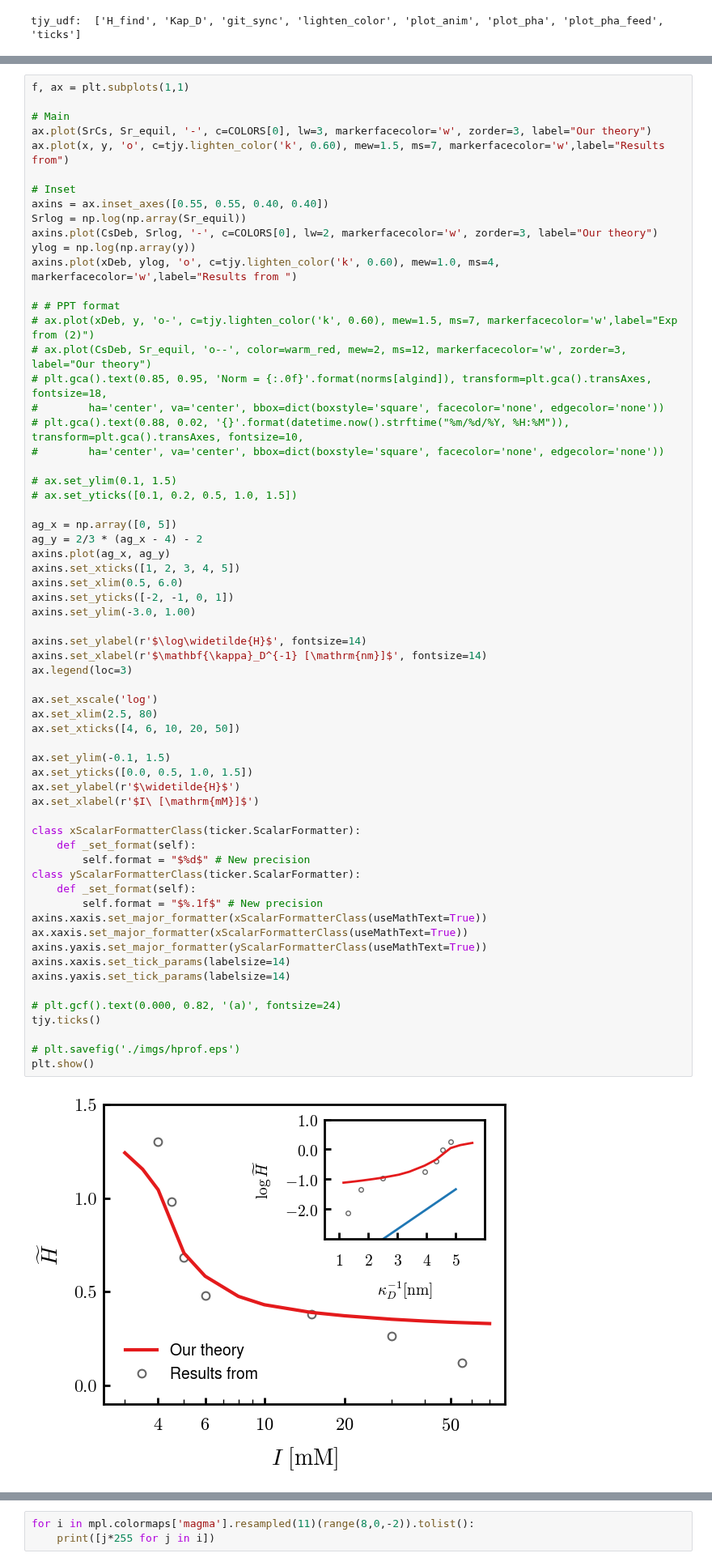
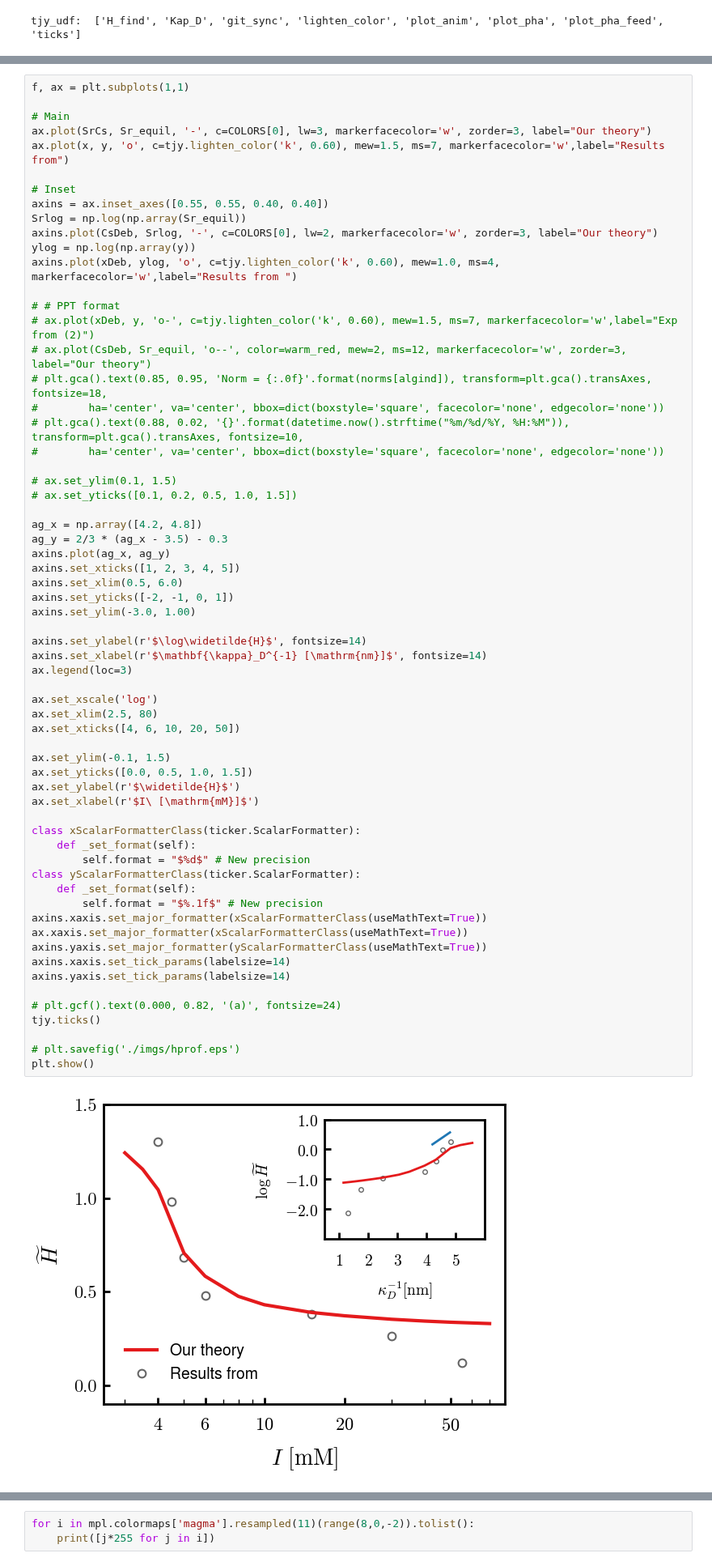
Before and after one commit to tyokokur/utilities, a Jupyter notebook: python/nfh_vis.ipynb, the cells around one changed output, grey strips where cells are left out. Shown at 81% size. Saved outputs shown, nothing was run; the diff lists cells and outputs as text.

```diff
--- a/python/nfh_vis.ipynb
+++ b/python/nfh_vis.ipynb
@@ -98,8 +98,8 @@ axins.plot(xDeb, ylog, 'o', c=tjy.lighten_color('k', 0.60), mew=1.0, ms=4, marke
 # ax.set_ylim(0.1, 1.5)
 # ax.set_yticks([0.1, 0.2, 0.5, 1.0, 1.5])
 
-ag_x = np.array([0, 5])
-ag_y = 2/3 * (ag_x - 4) - 2
+ag_x = np.array([4.2, 4.8])
+ag_y = 2/3 * (ag_x - 3.5) - 0.3
 axins.plot(ag_x, ag_y)
 axins.set_xticks([1, 2, 3, 4, 5])
 axins.set_xlim(0.5, 6.0)
@@ -110,34 +110,34 @@ axins.set_ylabel(r'$\log\widetilde{H}$', fontsize=14)
 axins.set_xlabel(r'$\mathbf{\kappa}_D^{-1} [\mathrm{nm}]$', fontsize=14)
 ax.legend(loc=3)
 
 ax.set_xscale('log')
 ax.set_xlim(2.5, 80)
 ax.set_xticks([4, 6, 10, 20, 50])
 
 ax.set_ylim(-0.1, 1.5)
 ax.set_yticks([0.0, 0.5, 1.0, 1.5])
 ax.set_ylabel(r'$\widetilde{H}$')
 ax.set_xlabel(r'$I\ [\mathrm{mM}]$')
 
 class xScalarFormatterClass(ticker.ScalarFormatter):
     def _set_format(self):
         self.format = "$%d$" # New precision
 class yScalarFormatterClass(ticker.ScalarFormatter):
     def _set_format(self):
         self.format = "$%.1f$" # New precision
 axins.xaxis.set_major_formatter(xScalarFormatterClass(useMathText=True))
 ax.xaxis.set_major_formatter(xScalarFormatterClass(useMathText=True))
 axins.yaxis.set_major_formatter(yScalarFormatterClass(useMathText=True))
 axins.xaxis.set_tick_params(labelsize=14)
 axins.yaxis.set_tick_params(labelsize=14)
 
 # plt.gcf().text(0.000, 0.82, '(a)', fontsize=24)
 tjy.ticks()
 
 # plt.savefig('./imgs/hprof.eps')
 plt.show()
 # %% [output]
-[figure, old version]
+[figure, new version]
 # %%
 # labs = ['003', '0035', '004', '005', '006', '008', '010', '020', '050']
 labs = ['004', '006', '050']
```
